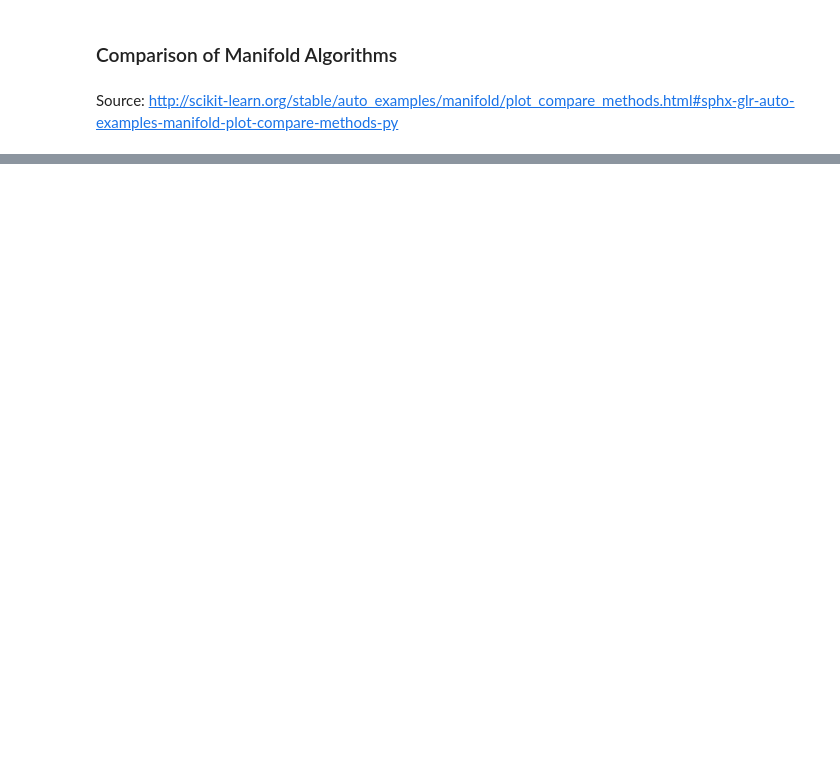
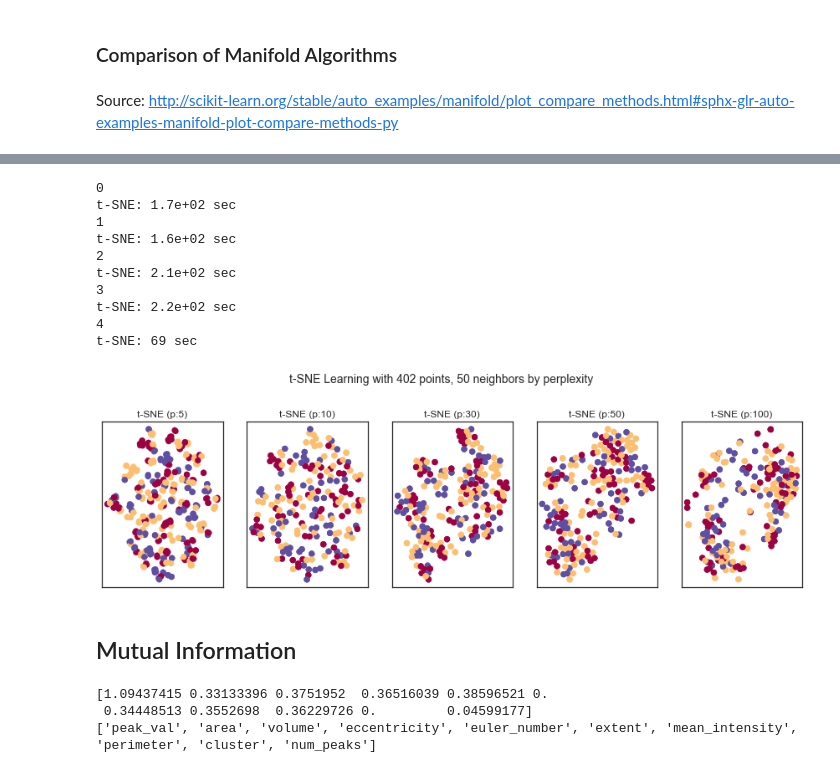
Before and after one commit to zhiduozhang/holo-unet, a Jupyter notebook: K-Means.ipynb, the cells around one changed output, grey strips where cells are left out. Saved outputs shown, nothing was run; the diff lists cells and outputs as text; code cells hidden in the pictures; blank space fills up the shorter version.

Commit message:
Add t-SNE and mutual information

```diff
--- a/K-Means.ipynb
+++ b/K-Means.ipynb
@@ -687,0 +698,42 @@ TypeError: 'module' object is not callable
+# %%
+perplexity = [5,10,30,50,100]
+
+fig = plt.figure(figsize=(15, 8))
+plt.suptitle("t-SNE Learning with %i points, %i neighbors by perplexity"
+             % (len(points), n_neighbors), fontsize=14)
+
+for i,p in enumerate(perplexity):
+    t0 = time()
+    tsne = manifold.TSNE(n_components=n_components, perplexity=p, init='pca',n_iter=5000, random_state=0)
+    Y = tsne.fit_transform(X)
+    t1 = time()
+    print("t-SNE: %.2g sec" % (t1 - t0))
+    ax = fig.add_subplot(251+i)
+    plt.scatter(Y[:, 0], Y[:, 1], c=color, cmap=plt.cm.Spectral)
+    plt.title("t-SNE (p:%d)" % (p))
+    ax.xaxis.set_major_formatter(NullFormatter())
+    ax.yaxis.set_major_formatter(NullFormatter())
+    plt.axis('tight')
+
+plt.show()
+# %% [output]
+0
+t-SNE: 1.7e+02 sec
+1
+t-SNE: 1.6e+02 sec
+2
+t-SNE: 2.1e+02 sec
+3
+t-SNE: 2.2e+02 sec
+4
+t-SNE: 69 sec
+[figure, added]
+# %% [markdown]
+## Mutual Information
+# %%
+print(feature_selection.mutual_info_classif(samples.as_matrix(), data['flow_rate']))
+print(list(train_data.head()))
+# %% [output]
+[1.09437415 0.33133396 0.3751952  0.36516039 0.38596521 0.
+ 0.34448513 0.3552698  0.36229726 0.         0.04599177]
+['peak_val', 'area', 'volume', 'eccentricity', 'euler_number', 'extent', 'mean_intensity', 'perimeter', 'cluster', 'num_peaks']
```
Also changed, not shown: parts of 24 cells of this notebook.
